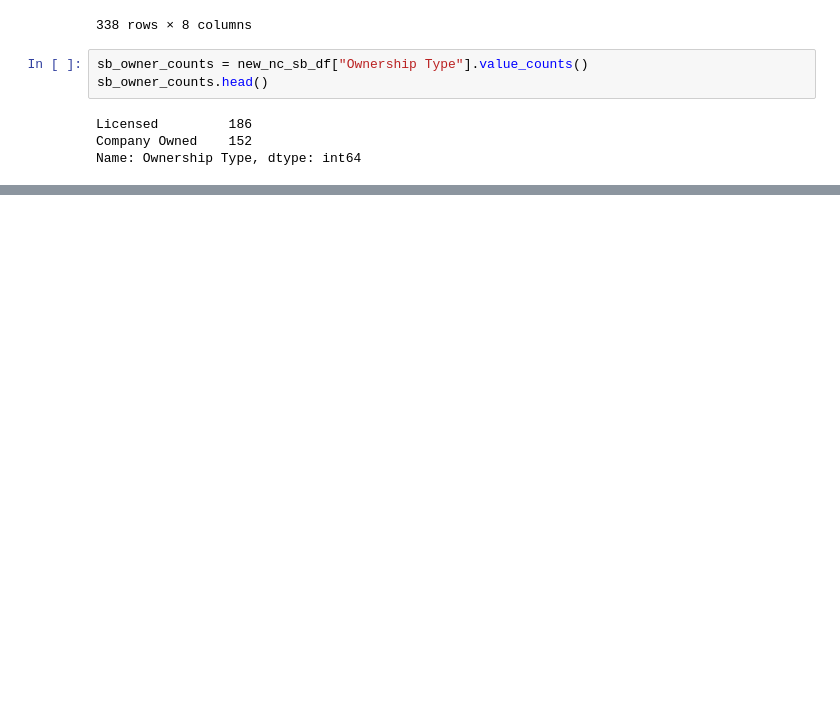
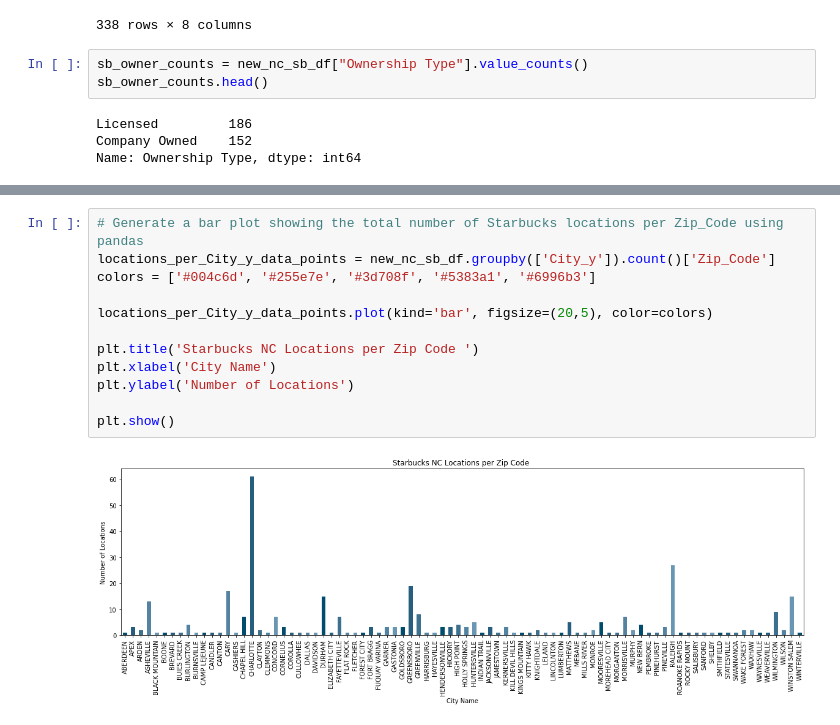
Before and after one commit to AnaLindaPenny/project-one, a Jupyter notebook: Starbucks-Solo-Analysis.ipynb, the cells around one changed output, grey strips where cells are left out. Cells and saved outputs as stored; diff of their text form; blank space fills up the shorter version.

```diff
--- a/Starbucks-Solo-Analysis.ipynb
+++ b/Starbucks-Solo-Analysis.ipynb
@@ -226 +228,15 @@ SMITHFIELD         1
 Name: City_y, Length: 86, dtype: int64
+# %%
+# Generate a bar plot showing the total number of Starbucks locations per Zip_Code using pandas
+locations_per_City_y_data_points = new_nc_sb_df.groupby(['City_y']).count()['Zip_Code']
+colors = ['#004c6d', '#255e7e', '#3d708f', '#5383a1', '#6996b3']
+
+locations_per_City_y_data_points.plot(kind='bar', figsize=(20,5), color=colors)
+
+plt.title('Starbucks NC Locations per Zip Code ')
+plt.xlabel('City Name')
+plt.ylabel('Number of Locations')
+
+plt.show()
+# %% [output]
+[figure, added]
```
Also changed, not shown: parts of 11 cells of this notebook.
